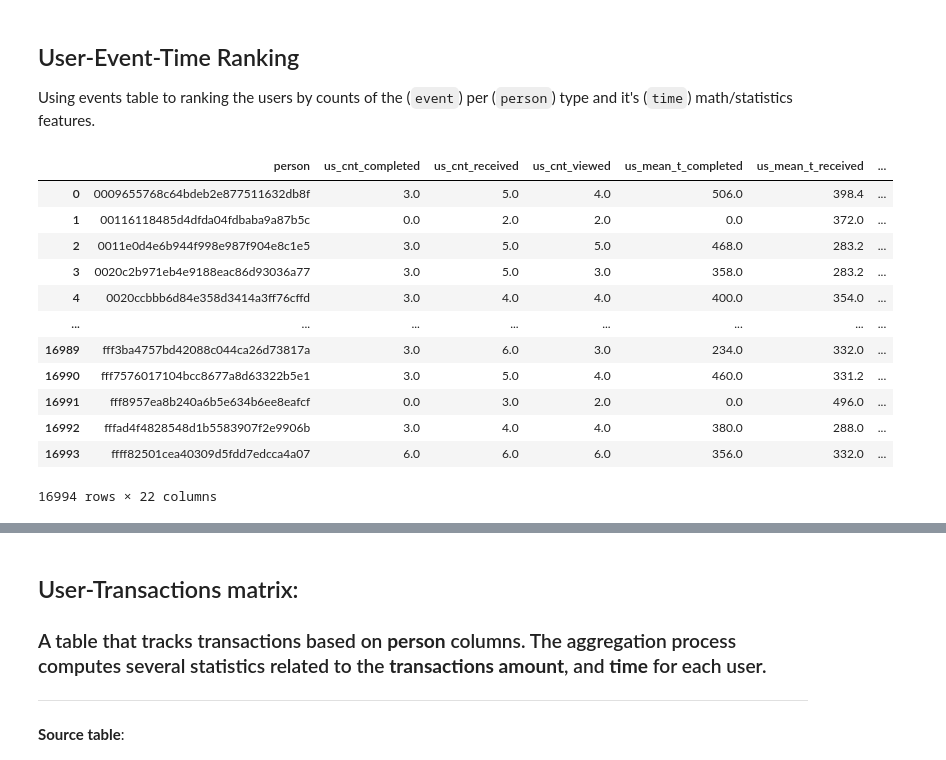
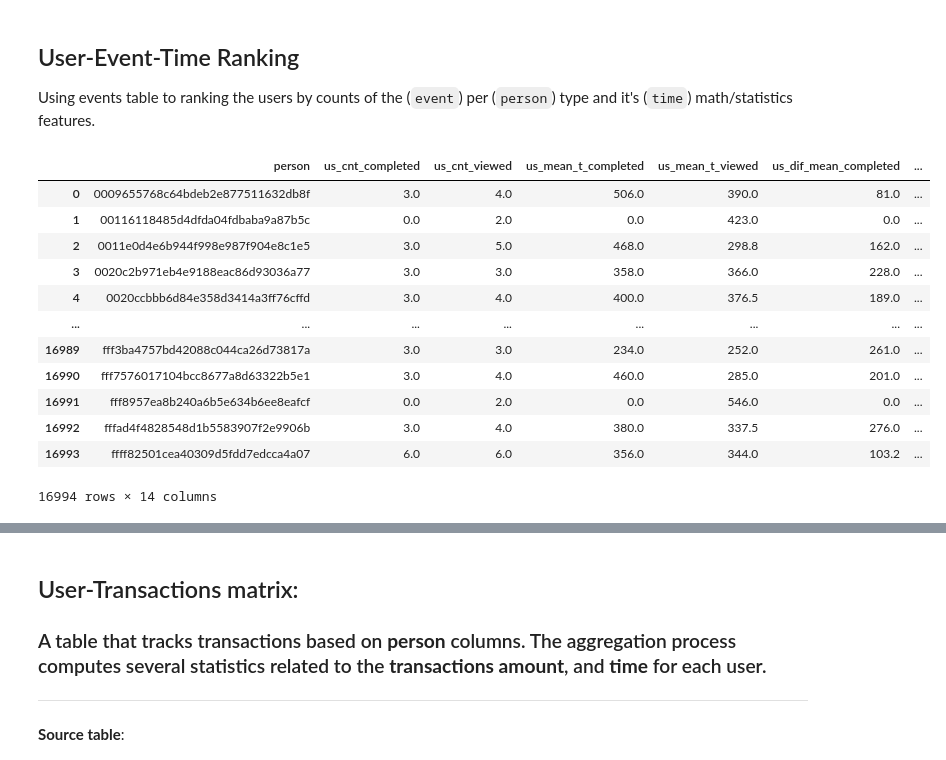
Before and after one commit to Niltonjuniorphd/Starbucks_project, a Jupyter notebook: Starbucks_Capstone_notebook_personal.ipynb, the cells around one changed output, grey strips where cells are left out. Saved outputs shown, nothing was run; the diff lists cells and outputs as text; code cells hidden in the pictures.

```diff
--- a/Starbucks_Capstone_notebook_personal.ipynb
+++ b/Starbucks_Capstone_notebook_personal.ipynb
@@ -431,11 +447,11 @@ events = events.drop(columns=['amount'])
 transactions = transactions.drop(columns=['reward',	'ofr_id_short'])
 
 # Sorting table by time
-events = events.sort_values(by=['person', 'event', 'time'])
-transactions = transactions.sort_values(by=['person', 'event', 'time'])
+events = events.sort_values(by=['person', 'time'])
+transactions = transactions.sort_values(by=['person', 'time'])
 
 events['time_diff'] = events.groupby(['person', 'event'])['time'].diff()
-transactions['time_diff'] = transactions.groupby(['person', 'event'])['time'].diff()
+transactions['time_diff'] = transactions.groupby(['person'])['time'].diff()
 
 # persisting the data in the silver layer
 events.to_csv('medalion_data_store/bronze/events.csv', index=False)
@@ -624,31 +690,44 @@ Using events table to ranking the users by counts of the (`event`) per (`person`
 # %%
 user_event_time = events.groupby(['person', 'event']).agg(
     us_cnt=('person', 'count'),
     us_mean_t=('time', 'mean'),
     us_max_t=('time', 'max'),
-    us_dif_t_mean = ('time_diff', 'mean'),
-    us_dif_t_min = ('time_diff', 'min'),
-    us_dif_t_max = ('time_diff', 'max'),
-    us_dif_t_std = ('time_diff', 'std')
+    us_dif_mean = ('time_diff', 'mean'),
+    us_dif_max = ('time_diff', 'max'),
+    us_dif_std = ('time_diff', 'std')
 
 ).unstack(level=[1]).reset_index().fillna(0).round(2)
 
 user_event_time.columns = ['_'.join(col).strip('_') for col in user_event_time.columns.to_flat_index()]
 
+# Calculating the completion and viewed rates based on event counts
+user_event_time['us_completion_rate'] = user_event_time['us_cnt_completed'] / user_event_time['us_cnt_received']
+user_event_time['us_viewed_rate'] = user_event_time['us_cnt_viewed'] / user_event_time['us_cnt_received']
+user_event_time['us_RSD_copleted'] = user_event_time['us_dif_std_completed'] / user_event_time['us_mean_t_completed']
+
+# drop unnecessary coluns (all zero values)
+user_event_time = user_event_time.loc[:,  [col for col in user_event_time.columns if not col.endswith('received')]]
+
+# drop unnecessary coluns (all equal values)
+user_event_time = user_event_time.drop(columns=['us_max_t_viewed', 'us_max_t_completed'])
+
+# decimal precision rounding
+user_event_time =user_event_time.fillna(0).round(2)
+
 user_event_time.to_csv('medalion_data_store/silver/user_event_time.csv', index=False)
 
 user_event_time
 # %% [output]
-|  | person | us_cnt_completed | us_cnt_received | us_cnt_viewed | us_mean_t_completed | us_mean_t_received | ... |
-| 0 | 0009655768c64bdeb2e877511632db8f | 3.0 | 5.0 | 4.0 | 506.0 | 398.4 | ... |
-| 1 | 00116118485d4dfda04fdbaba9a87b5c | 0.0 | 2.0 | 2.0 | 0.0 | 372.0 | ... |
-| 2 | 0011e0d4e6b944f998e987f904e8c1e5 | 3.0 | 5.0 | 5.0 | 468.0 | 283.2 | ... |
-| 3 | 0020c2b971eb4e9188eac86d93036a77 | 3.0 | 5.0 | 3.0 | 358.0 | 283.2 | ... |
-| 4 | 0020ccbbb6d84e358d3414a3ff76cffd | 3.0 | 4.0 | 4.0 | 400.0 | 354.0 | ... |
+|  | person | us_cnt_completed | us_cnt_viewed | us_mean_t_completed | us_mean_t_viewed | us_dif_mean_completed | ... |
+| 0 | 0009655768c64bdeb2e877511632db8f | 3.0 | 4.0 | 506.0 | 390.0 | 81.0 | ... |
+| 1 | 00116118485d4dfda04fdbaba9a87b5c | 0.0 | 2.0 | 0.0 | 423.0 | 0.0 | ... |
+| 2 | 0011e0d4e6b944f998e987f904e8c1e5 | 3.0 | 5.0 | 468.0 | 298.8 | 162.0 | ... |
+| 3 | 0020c2b971eb4e9188eac86d93036a77 | 3.0 | 3.0 | 358.0 | 366.0 | 228.0 | ... |
+| 4 | 0020ccbbb6d84e358d3414a3ff76cffd | 3.0 | 4.0 | 400.0 | 376.5 | 189.0 | ... |
 | ... | ... | ... | ... | ... | ... | ... | ... |
-| 16989 | fff3ba4757bd42088c044ca26d73817a | 3.0 | 6.0 | 3.0 | 234.0 | 332.0 | ... |
-| 16990 | fff7576017104bcc8677a8d63322b5e1 | 3.0 | 5.0 | 4.0 | 460.0 | 331.2 | ... |
-| 16991 | fff8957ea8b240a6b5e634b6ee8eafcf | 0.0 | 3.0 | 2.0 | 0.0 | 496.0 | ... |
-| 16992 | fffad4f4828548d1b5583907f2e9906b | 3.0 | 4.0 | 4.0 | 380.0 | 288.0 | ... |
-| 16993 | ffff82501cea40309d5fdd7edcca4a07 | 6.0 | 6.0 | 6.0 | 356.0 | 332.0 | ... |
+| 16989 | fff3ba4757bd42088c044ca26d73817a | 3.0 | 3.0 | 234.0 | 252.0 | 261.0 | ... |
+| 16990 | fff7576017104bcc8677a8d63322b5e1 | 3.0 | 4.0 | 460.0 | 285.0 | 201.0 | ... |
+| 16991 | fff8957ea8b240a6b5e634b6ee8eafcf | 0.0 | 2.0 | 0.0 | 546.0 | 0.0 | ... |
+| 16992 | fffad4f4828548d1b5583907f2e9906b | 3.0 | 4.0 | 380.0 | 337.5 | 276.0 | ... |
+| 16993 | ffff82501cea40309d5fdd7edcca4a07 | 6.0 | 6.0 | 356.0 | 344.0 | 103.2 | ... |
-16994 rows × 22 columns
+16994 rows × 14 columns
```
Also changed, not shown: parts of 33 cells of this notebook, 16 other files.
